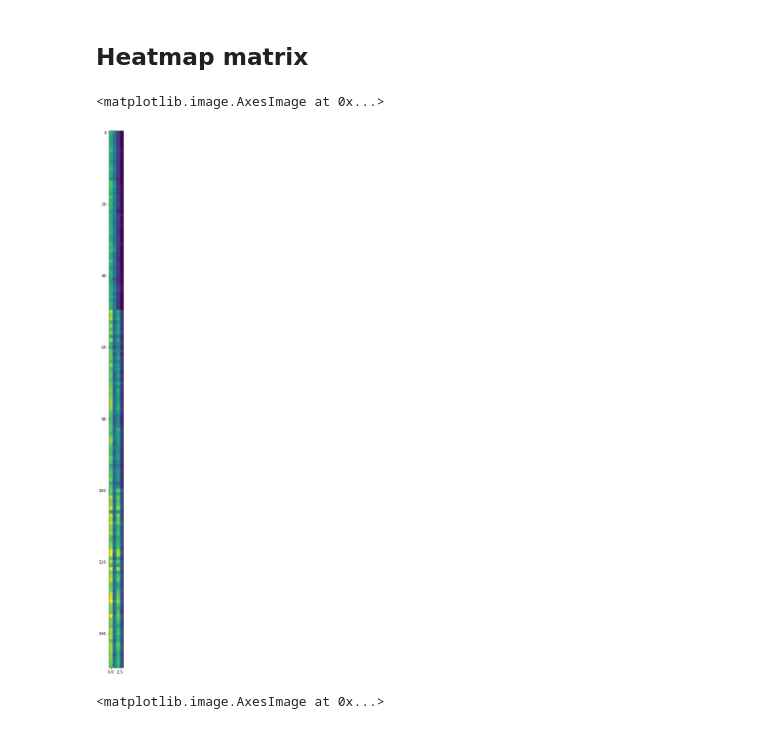
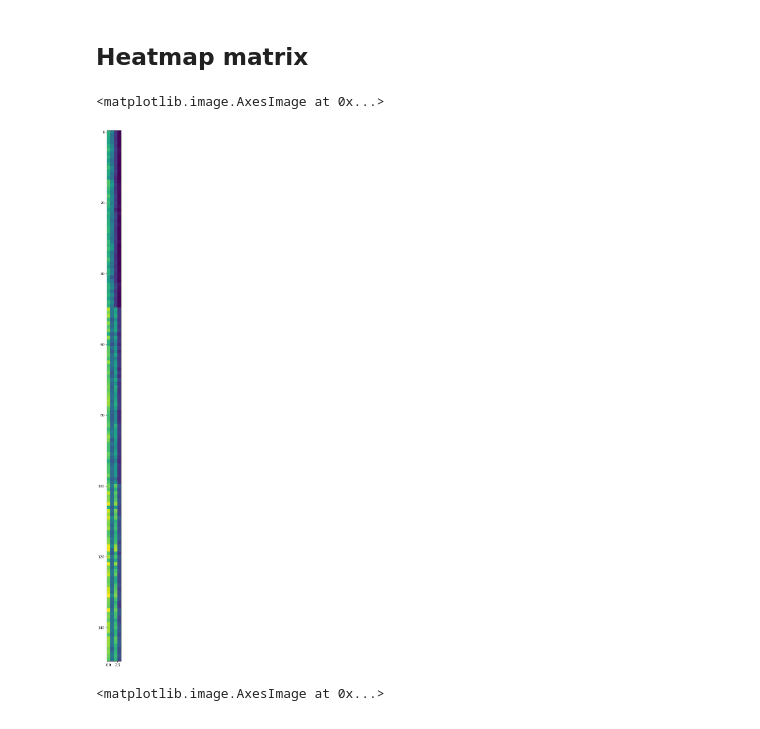
Before and after one commit to Pittawas6330210206/BasicProg_Dataviz65, a Jupyter notebook: DataViz01_Table_Data.ipynb, the cells around one changed output. Drawn from its saved outputs; the diff is of its cells as text; code cells hidden in the pictures.

```diff
--- a/DataViz01_Table_Data.ipynb
+++ b/DataViz01_Table_Data.ipynb
@@ -94,11 +94,12 @@ import matplotlib
 # %% [markdown]
 ## Heatmap matrix
 # %%
-matplotlib.rcParams['figure.figsize']=[25,25] #กำหนดขนาดของ figure
-plt.imshow(df.iloc[:,:-1],interpolation='nearest')
+matplotlib.rcParams['figure.figsize']=[30,30] #กำหนดขนาดของ figure
+plt.imshow(df.iloc[:,:-1],interpolation='nearest') #[:,:-1]ไม่เอาคลอลัมท์สุดท้ายที่เป็นName
+#สีที่มีค่าน้อยจะออกโทนร้อน(แดง)สีที่มีค่ามากจะออกโทนเย็น(เขียว)
 # %% [output]
 <matplotlib.image.AxesImage at 0x...>
-[figure, old version]
+[figure, new version]
 # %%
 plt.imshow(df.iloc[:,:-1],interpolation='nearest',cmap = 'hot')
 # %% [output]
```
Also changed, not shown: parts of 5 cells of this notebook.
